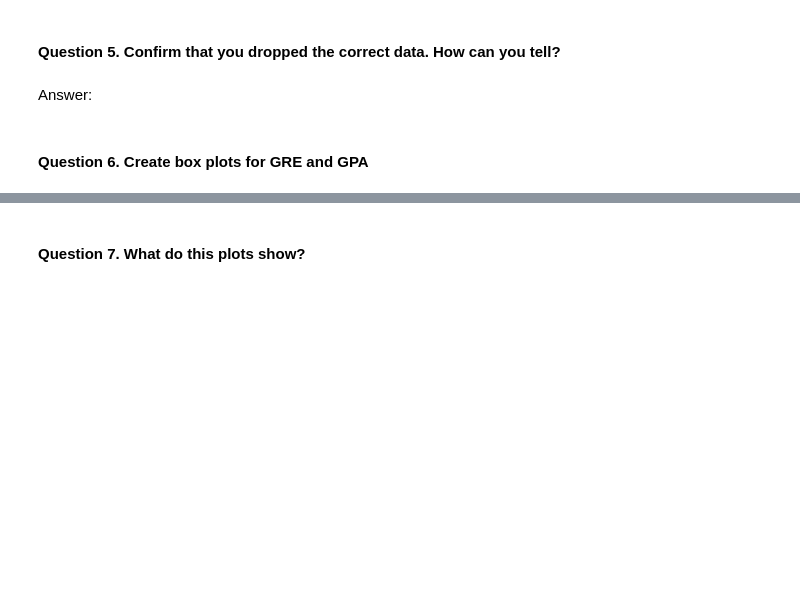
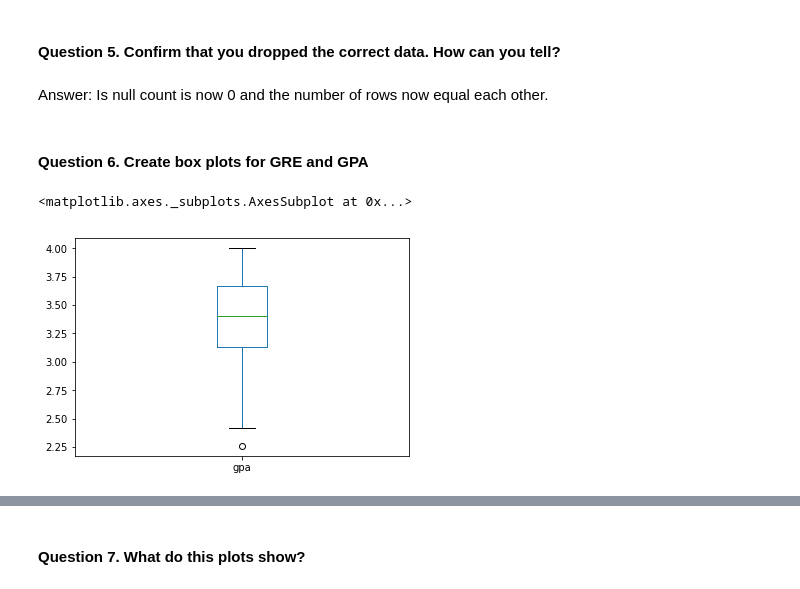
Before and after one commit to samers101/Samer-Shenouda, a Jupyter notebook: projects/project-2/starter-code/project2-starter.ipynb, the cells around one changed output, grey strips where cells are left out. Drawn from its saved outputs; the diff is of its cells as text; code cells hidden in the pictures; blank space fills up the shorter version.

```diff
--- a/projects/project-2/starter-code/project2-starter.ipynb
+++ b/projects/project-2/starter-code/project2-starter.ipynb
@@ -51,2 +61,4 @@ Answer:
 # %% [markdown]
 #### Question 4. Drop data points with missing data
+# %%
+df_raw1=df_raw.dropna()
@@ -53,6 +79,6 @@ Answer:
 # %% [markdown]
 #### Question 5. Confirm that you dropped the correct data. How can you tell?
-# %% [markdown]
-Answer:
+# %% [markdown]
+Answer: Is null count is now 0 and the number of rows now equal each other.
 # %% [markdown]
 #### Question 6. Create box plots for GRE and GPA
@@ -62,0 +85,5 @@ Answer:
+# %%
+df_raw1.gpa.plot(kind='box')
+# %% [output]
+<matplotlib.axes._subplots.AxesSubplot at 0x...>
+[figure, added]
```
Also changed, not shown: parts of 22 cells of this notebook, 4 other files.
